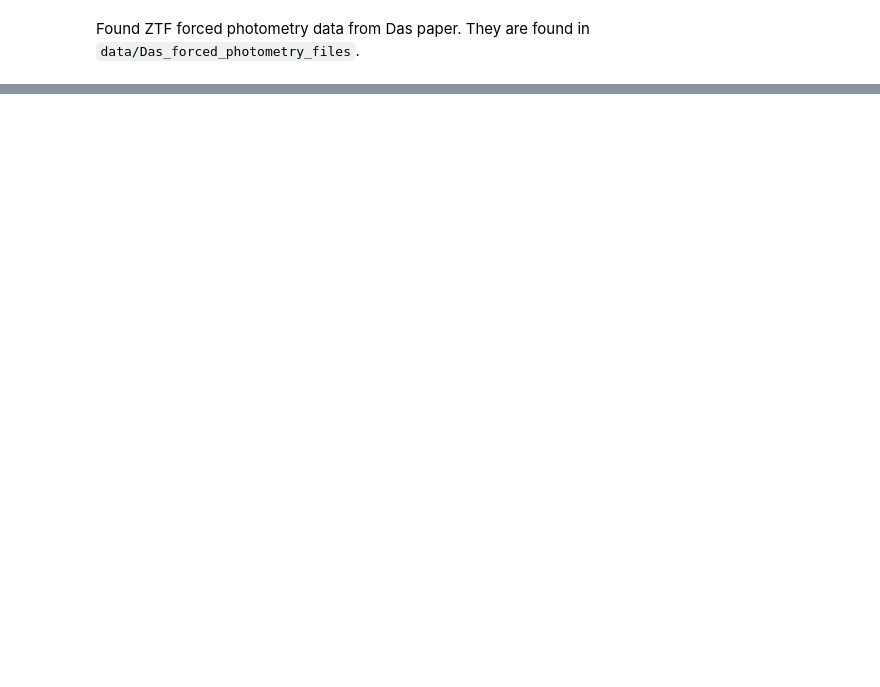
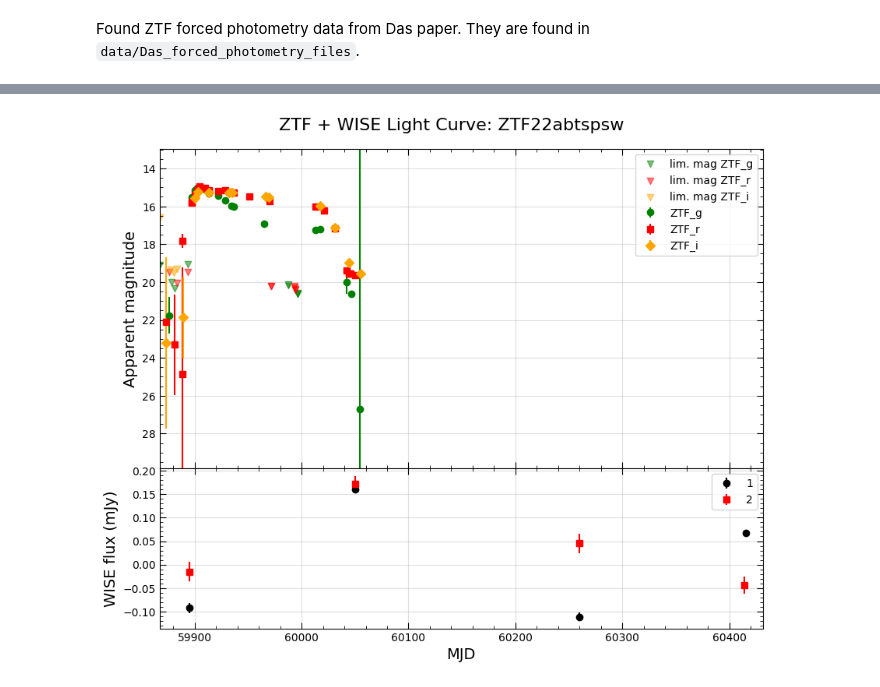
Before and after one commit to ana-lam/LL_typeIIP, a Jupyter notebook: lc_plotting.ipynb, the cells around one changed output, grey strips where cells are left out. Cells and saved outputs as stored; diff of their text form; code cells hidden in the pictures; blank space fills up the shorter version.

```diff
--- a/lc_plotting.ipynb
+++ b/lc_plotting.ipynb
@@ -369,0 +403,47 @@ FileNotFoundError: [Errno 2] No such file or directory: 'data/ztf_snii_lcs_WISE/
+# %%
+wise_res_dict = get_wise_lc_data('ZTF22abtspsw')
+ztf_res_dict = get_ztf_lc_data('ZTF22abtspsw', alerce, doLC=False, doStamps=False, add_forced=True)
+# %%
+def plot_combined_lc(ztf_resdict, wise_resdict, oid="ZTF+WISE source", xlim=(None, None)):
+
+    fig, (ax1, ax2) = plt.subplots(
+        2, 1, figsize=(10,8), sharex=True,
+        gridspec_kw={"height_ratios": [2, 1]}
+    )
+
+    xlim=(ztf_resdict["lc_det"].mjd.min(), ztf_resdict["lc_det"].mjd.max())
+    min_mjd = xlim[0] - 30 if xlim[0] is not None else None
+    max_mjd = xlim[1] + 400 if xlim[1] is not None else None
+
+
+    # -----------------
+    # Top panel: ZTF LC
+    # -----------------
+    plot_forced_lc(ztf_resdict['forced'], oid=ztf_resdict['oid'], xlim=(min_mjd, max_mjd), ax=ax1, show=False)
+    ax1.set_ylabel("Apparent magnitude", fontsize=14)
+    ax1.legend()
+    ax1.grid(True, alpha=0.4)
+
+    # -----------------
+    # Bottom panel: WISE LC
+    # -----------------
+    if wise_resdict == {}:
+        pass
+    else:
+        plot_wise_lc(wise_resdict, oid=ztf_resdict['oid'], xlim=(min_mjd, max_mjd), ax=ax2, show=False)
+        ax2.set_ylabel("WISE flux (mJy)", fontsize=14)
+        ax2.legend()
+        ax2.grid(True, alpha=0.4)
+
+        ax2.set_xlabel("MJD", fontsize=14)
+
+    # -----------------
+    # Final formatting
+    # -----------------
+    fig.subplots_adjust(hspace=0.0)
+    fig.suptitle(f"ZTF + WISE Light Curve: {oid}", fontsize=16, y=0.93)
+    plt.show()
+# %%
+plot_combined_lc(ztf_res_dict, wise_res_dict, oid="ZTF22abtspsw")
+# %% [output]
+[figure, added]
```
Also changed, not shown: parts of 17 cells of this notebook, 1 other file.
